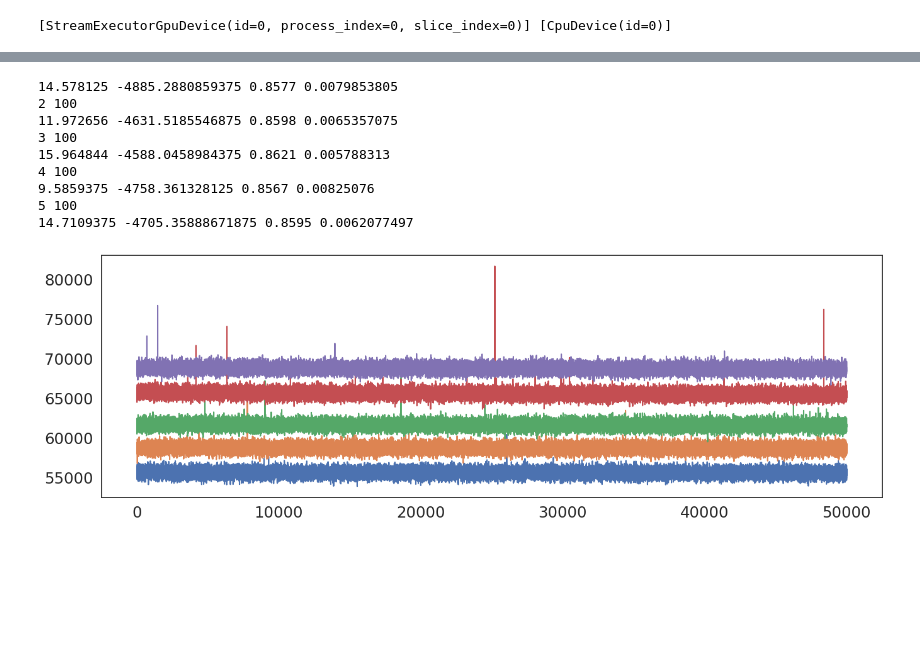
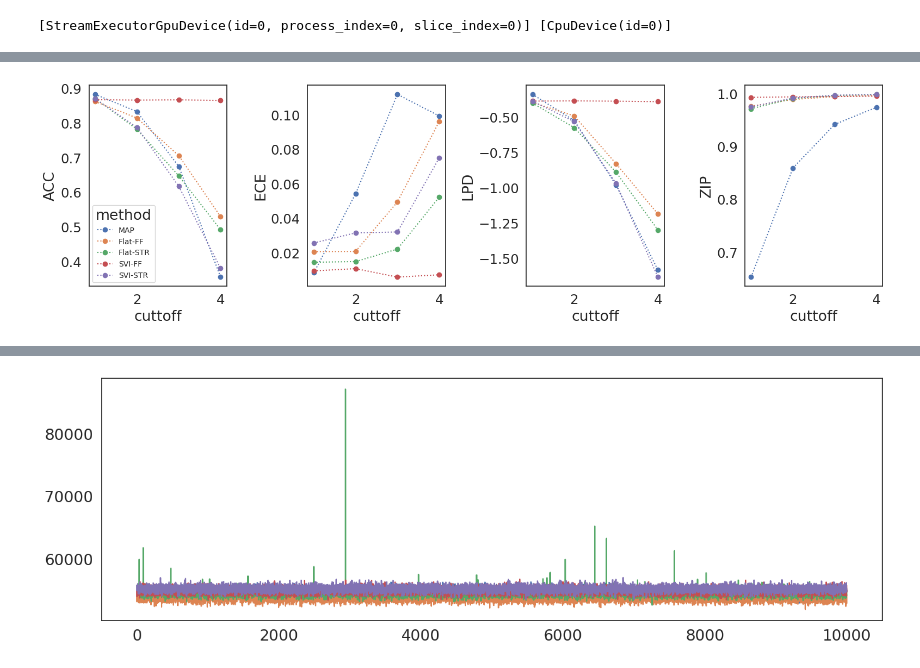
Before and after one commit to dimarkov/numpc, a Jupyter notebook: notebooks/bmr/image_data_comparison.ipynb, the cells around one changed output, grey strips where cells are left out. Cells and saved outputs as stored; diff of their text form; code cells hidden in the pictures; blank space fills up the shorter version.

```diff
--- a/notebooks/bmr/image_data_comparison.ipynb
+++ b/notebooks/bmr/image_data_comparison.ipynb
@@ -523,3 +618,20 @@ fig.tight_layout()
+# %%
+import pandas as pd
+fig, axes = plt.subplots(1, 4, figsize=(16, 5), sharex=False)
+
+for key in ['MAP', 'Flat-FF', 'Flat-STR', 'SVI-FF', 'SVI-STR']:
+
+    depth, nh, output, opts, smpl = res[key][-1]
+    cuttoffs = output['cuttoffs']
+    for i, label, method in zip(range(4), ['acc', 'ece', 'lpd', 'zip'], [output['accs'], output['eces'], output['lpds'], output['zips']]):
+        axes[i].plot(cuttoffs[1:5], method[1:5], 'o:', label=key)
+        axes[i].set_xlabel('cuttoff')
+        axes[i].set_ylabel(label.upper())
+
+axes[0].legend(title='method', fontsize=10)
+fig.tight_layout()
+# %% [output]
+[figure, added]
 # %%
 try:
     res = jnp.load('comp_images_depth.npz', allow_pickle=True)['results'].item()
@@ -542,7 +654,7 @@ method = 'MAP'
 res[method] = []
 opts = {
     'num_steps': 200_000,
-    'batch_size': 1024,
+    'batch_size': 512,
     'num_samples': 1,
     'lr': 1e-4,
     'gamma0': 1.
@@ -573,7 +685,7 @@ for depth in [1, 2, 3, 4, 5]:
         train_ds['label'],
         num_samples=opts['num_samples'],
         num_steps=opts['num_steps'],
-        progress_bar=False,
+        progress_bar=True,
         opt_kwargs={'learning_rate': opts['lr']}
     )
 
@@ -582,11 +694,14 @@ for depth in [1, 2, 3, 4, 5]:
     map_reg.samples.pop('obs')
     map_reg.set_input(X_test)
 
+    zipped_smpl, fraction = compression(len(map_reg.layers), map_reg.samples, cuttoff=1e-2)
+
     rng_key, _rng_key = random.split(rng_key)
-    out = test_smpl(_rng_key, map_reg.model, map_reg.samples, test_ds['label'])
+    out = test_smpl(_rng_key, map_reg.model, zipped_smpl, test_ds['label'])
     out['DF'] = map_reg.results.losses[-10000:-5000].mean() - map_reg.results.losses[-5000:].mean()
+    out['zip'] = fraction
     res[method].append( (depth, nh, out, opts, map_reg.samples) )
-    print(out['DF'], out['lpd'], out['acc'], out['ece'])
+    print(out['DF'], out['lpd'], out['acc'], out['ece'], out['zip'])
 
 jnp.savez('comp_images_depth.npz', results=res)
 plt.figure(figsize=(16, 5))
@@ -597,7 +712,7 @@ method = 'SVI'
 res[method] = []
 opts = {
     'num_steps': 200_000,
-    'batch_size': 1024,
+    'batch_size': 512,
     'num_samples': 100,
     'num_particles': 10,
     'lr': 1e-3
@@ -606,7 +721,6 @@ opts = {
 nh = 100
 losses = []
 for depth in [1, 2, 3, 4, 5]:
-    print(depth, nh)
     rng_key, _rng_key = random.split(rng_key)
     dense_net = MLP(in_size, out_size=out_size, width_size=nh, depth=depth, key=_rng_key)
 
@@ -633,16 +747,19 @@ for depth in [1, 2, 3, 4, 5]:
     smpl.pop('obs')
     svi_reg.set_input(X_test)
 
+    zipped_smpl, fraction = compression(len(svi_reg.layers), smpl, cuttoff=2.)
+
     rng_key, _rng_key = random.split(rng_key)
-    out = test_smpl(_rng_key, svi_reg.model, lax.stop_gradient(smpl), test_ds['label'])
+    out = test_smpl(_rng_key, svi_reg.model, zipped_smpl, test_ds['label'])
     out['DF'] = svi_reg.results.losses[-10000:-5000].mean() - svi_reg.results.losses[-5000:].mean()
+    out['zip'] = fraction
     res[method].append( (depth, nh, out, opts, smpl) )
-    print(out['DF'], out['lpd'], out['acc'], out['ece'])
+    print(depth, nh, out['DF'], out['lpd'], out['acc'], out['ece'], out['zip'])
 
     del svi_reg
 
 jnp.savez('comp_images_depth.npz', results=res)
 plt.figure(figsize=(16, 5))
 for loss in losses:
-    plt.plot(loss[-50_000:])
+    plt.plot( loss[-10_000:] )
 # %% [output]
@@ -654,10 +773 @@ for loss in losses:
-14.578125 -4885.2880859375 0.8577 0.0079853805
-2 100
-11.972656 -4631.5185546875 0.8598 0.0065357075
-3 100
-15.964844 -4588.0458984375 0.8621 0.005788313
-4 100
-9.5859375 -4758.361328125 0.8567 0.00825076
-5 100
-14.7109375 -4705.35888671875 0.8595 0.0062077497
-[figure, old version]
+[figure, new version]
```
Also changed, not shown: parts of 29 cells of this notebook, 6 other files.
